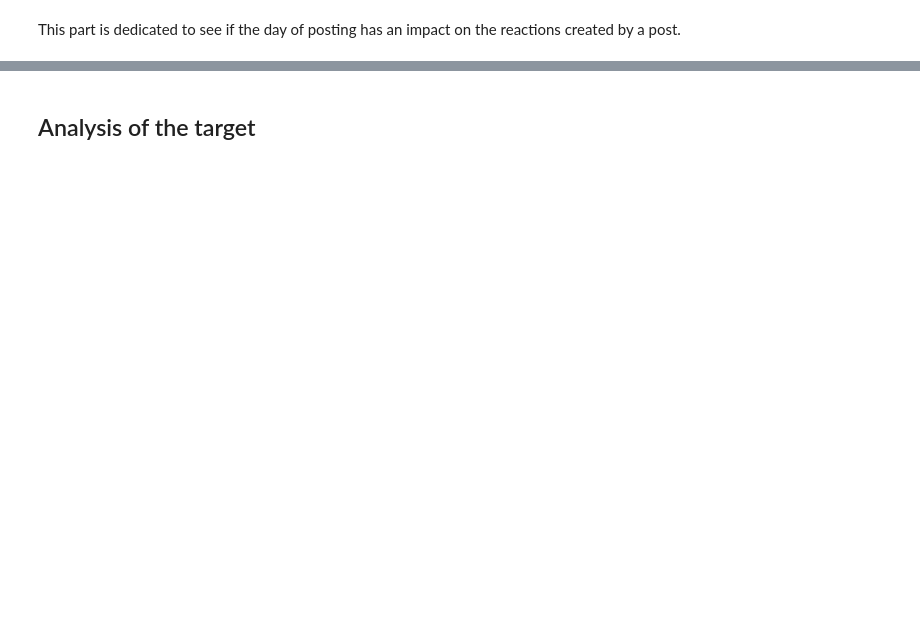
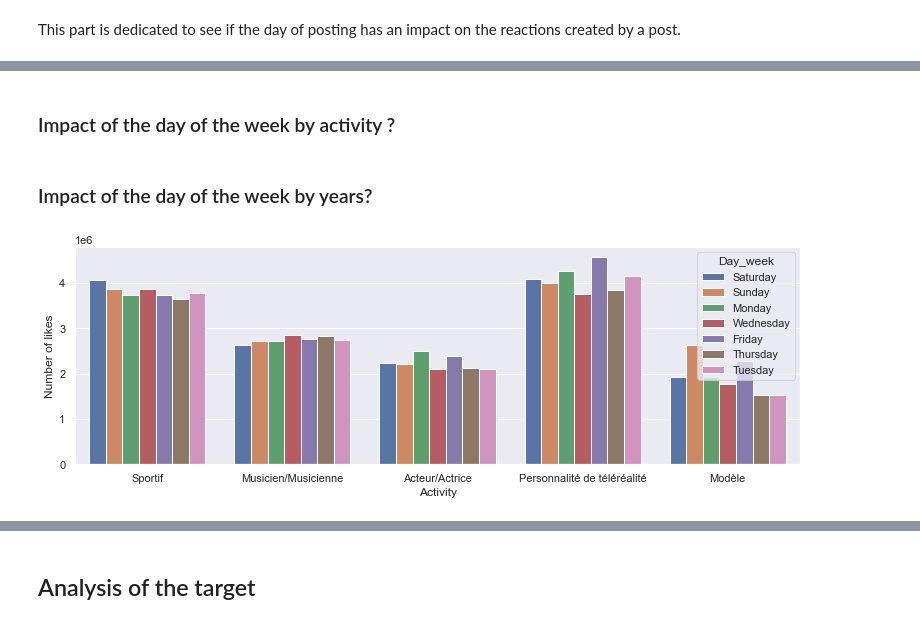
Before and after one commit to BadrAlpha07/Data-Camp-Project, a Jupyter notebook: engagement_rate_starting_kit.ipynb, the cells around one changed output, grey strips where cells are left out. Saved outputs shown, nothing was run; the diff lists cells and outputs as text; code cells hidden in the pictures; blank space fills up the shorter version.

```diff
--- a/engagement_rate_starting_kit.ipynb
+++ b/engagement_rate_starting_kit.ipynb
@@ -298,0 +316,12 @@ plt.show()
+# %% [markdown]
+### Impact of the day of the week by activity ?
+# %% [markdown]
+### Impact of the day of the week by years?
+# %%
+plt.figure(figsize=(13,4))
+sns.barplot(x="pr_activity", y="num_likes", hue="Day_week", data=df, ci=None)
+plt.ylabel('Number of likes')
+plt.xlabel('Activity')
+plt.show()
+# %% [output]
+[figure, added]
```
Also changed, not shown: parts of 28 cells of this notebook.
